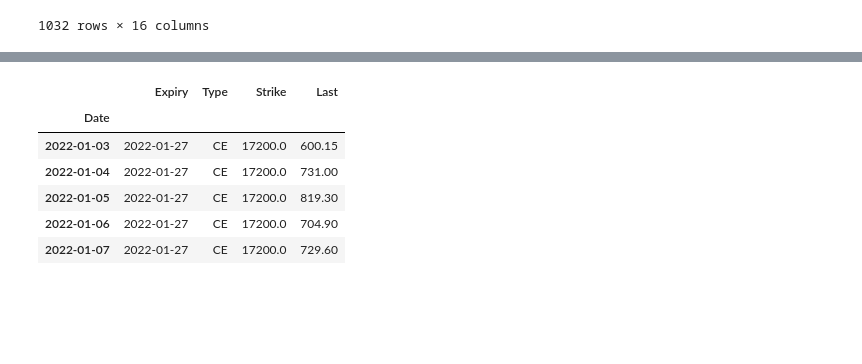
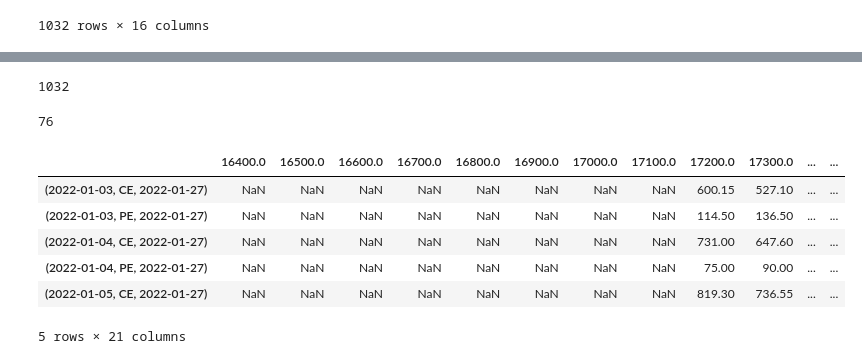
Before and after one commit to gkondayya/ACP2021, a Jupyter notebook: Python_Options_Backtest.ipynb, the cells around one changed output, grey strips where cells are left out. Saved outputs shown, nothing was run; the diff lists cells and outputs as text; code cells hidden in the pictures; blank space fills up the shorter version.

```diff
--- a/Python_Options_Backtest.ipynb
+++ b/Python_Options_Backtest.ipynb
@@ -223,7 +223,7 @@ for x in expiry:
   low=nifty_fut['Close'].min()
   # Rounding off high to nearest 100s
   high = int((round(high/100)*100)+100)
-  low = int((round(low/100)*100)+100)
+  low = int((round(low/100)*100)-100)
 
   for z in range(low,high,100):
     nifty_opt = get_history(symbol='NIFTY', start=s,end=x,index=True,option_type='CE',strike_price=z,expiry_date=x)
@@ -267,12 +269,32 @@ NiftyCF.plot()
 # %%
 NiftyCO = pd.DataFrame({'Expiry':optiondata['Expiry'], 'Type':optiondata['Option Type'],'Strike':optiondata['Strike Price'],'Last':optiondata['Last']})
-# %%
-NiftyCO.head()
-# %% [output]
-|  | Expiry | Type | Strike | Last |
-| Date |  |  |  |  |
-| 2022-01-03 | 2022-01-27 | CE | 17200.0 | 600.15 |
-| 2022-01-04 | 2022-01-27 | CE | 17200.0 | 731.00 |
-| 2022-01-05 | 2022-01-27 | CE | 17200.0 | 819.30 |
-| 2022-01-06 | 2022-01-27 | CE | 17200.0 | 704.90 |
-| 2022-01-07 | 2022-01-27 | CE | 17200.0 | 729.60 |
+# %%
+NiftyCO.shape[0]
+# %% [output]
+1032
+# %%
+# VIMP Pivot Table in Pandas
+#Rearranging NiftyCO data frame with strike prices as columns
+import numpy as np
+
+Opttable = pd.pivot_table(NiftyCO,values='Last',index=['Date', 'Type','Expiry'],columns='Strike',aggfunc=np.sum)
+# %%
+Opttable.shape[0]
+# %% [output]
+76
+# %%
+#Following commands will add Nifty closing prices in this table
+df = pd.concat( [Opttable,NiftyCF])
+df.head()
+#Opttable = Opttable.join(NiftyCF)
+
+#df = pd.merge(Opttable,NiftyCF,on='Type')
+#df.head()
+# %% [output]
+|  | 16400.0 | 16500.0 | 16600.0 | 16700.0 | 16800.0 | 16900.0 | 17000.0 | 17100.0 | 17200.0 | 17300.0 | ... | ... |
+| (2022-01-03, CE, 2022-01-27) | NaN | NaN | NaN | NaN | NaN | NaN | NaN | NaN | 600.15 | 527.10 | ... | ... |
+| (2022-01-03, PE, 2022-01-27) | NaN | NaN | NaN | NaN | NaN | NaN | NaN | NaN | 114.50 | 136.50 | ... | ... |
+| (2022-01-04, CE, 2022-01-27) | NaN | NaN | NaN | NaN | NaN | NaN | NaN | NaN | 731.00 | 647.60 | ... | ... |
+| (2022-01-04, PE, 2022-01-27) | NaN | NaN | NaN | NaN | NaN | NaN | NaN | NaN | 75.00 | 90.00 | ... | ... |
+| (2022-01-05, CE, 2022-01-27) | NaN | NaN | NaN | NaN | NaN | NaN | NaN | NaN | 819.30 | 736.55 | ... | ... |
+5 rows × 21 columns
```
Also changed, not shown: parts of 4 cells of this notebook.
